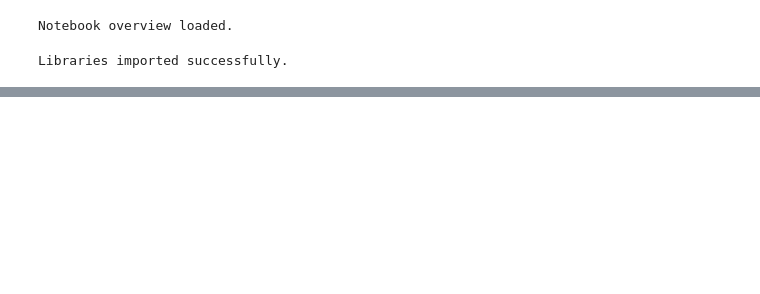
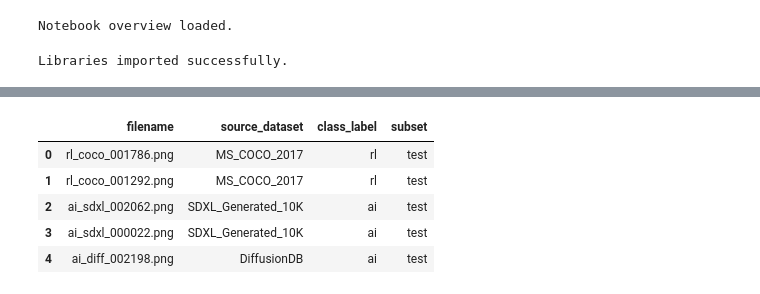
Before and after one commit to pgailinas/dip-ai-image-detection, a Jupyter notebook: notebooks/04C_Extract_Frequency_Features.ipynb, the cells around one changed output, grey strips where cells are left out. Saved outputs shown, nothing was run; the diff lists cells and outputs as text; code cells hidden in the pictures; blank space fills up the shorter version.

```diff
--- a/notebooks/04C_Extract_Frequency_Features.ipynb
+++ b/notebooks/04C_Extract_Frequency_Features.ipynb
@@ -427,0 +229,90 @@ Std: 0.13999633491039276
+# %%
+# ============================================
+# Cell 3: Verify Inputs and Select Sample Image
+# ============================================
+
+required_metadata_columns = [
+    "filename",
+    "class_label",
+    "source_dataset",
+    "subset",
+]
+
+print("Validating inputs...")
+
+# --------------------------------------------
+# Check metadata CSV
+# --------------------------------------------
+if not os.path.exists(INPUT_METADATA_CSV):
+    raise FileNotFoundError(f"Missing metadata CSV: {INPUT_METADATA_CSV}")
+
+# --------------------------------------------
+# Check preprocessed root directory
+# --------------------------------------------
+if not os.path.isdir(PREPROCESSED_ROOT_DIR):
+    raise FileNotFoundError(
+        f"Missing preprocessed root directory: {PREPROCESSED_ROOT_DIR}"
+    )
+
+# --------------------------------------------
+# Load metadata
+# --------------------------------------------
+df_meta = pd.read_csv(INPUT_METADATA_CSV)
+
+# --------------------------------------------
+# Validate required columns
+# --------------------------------------------
+missing_columns = [
+    col for col in required_metadata_columns
+    if col not in df_meta.columns
+]
+
+if missing_columns:
+    raise ValueError(f"Missing required metadata columns: {missing_columns}")
+
+# --------------------------------------------
+# Validate subset
+# --------------------------------------------
+if not all(df_meta["subset"] == SUBSET_NAME):
+    raise ValueError(
+        f"Metadata contains rows outside subset '{SUBSET_NAME}'"
+    )
+
+# --------------------------------------------
+# Validate source_dataset values
+# --------------------------------------------
+unknown_sources = [
+    s for s in df_meta["source_dataset"].unique()
+    if s not in SOURCE_DATASET_TO_FOLDER
+]
+
+if unknown_sources:
+    raise ValueError(f"Unknown source_dataset values: {unknown_sources}")
+
+# --------------------------------------------
+# Helper: build full image path
+# --------------------------------------------
+def get_image_path(row):
+    return os.path.join(
+        PREPROCESSED_ROOT_DIR,
+        SOURCE_DATASET_TO_FOLDER[row["source_dataset"]],
+        "images",
+        row["filename"],
+    )
+
+# --------------------------------------------
+# Select sample image
+# --------------------------------------------
+sample_row = df_meta.iloc[0]
+SAMPLE_IMAGE_NAME = sample_row["filename"]
+SAMPLE_IMAGE_PATH = get_image_path(sample_row)
+
+if not os.path.exists(SAMPLE_IMAGE_PATH):
+    raise FileNotFoundError(f"Sample image not found: {SAMPLE_IMAGE_PATH}")
+
+# --------------------------------------------
+# Minimal confirmation output
+# --------------------------------------------
+print(f"Rows: {len(df_meta)}")
+display(df_meta.head())
+# %% [output]
@@ -427,0 +321,6 @@ Std: 0.13999633491039276
+|  | filename | source_dataset | class_label | subset |
+| 0 | rl_coco_001786.png | MS_COCO_2017 | rl | test |
+| 1 | rl_coco_001292.png | MS_COCO_2017 | rl | test |
+| 2 | ai_sdxl_002062.png | SDXL_Generated_10K | ai | test |
+| 3 | ai_sdxl_000022.png | SDXL_Generated_10K | ai | test |
+| 4 | ai_diff_002198.png | DiffusionDB | ai | test |
```
Also changed, not shown: parts of 18 cells of this notebook.
